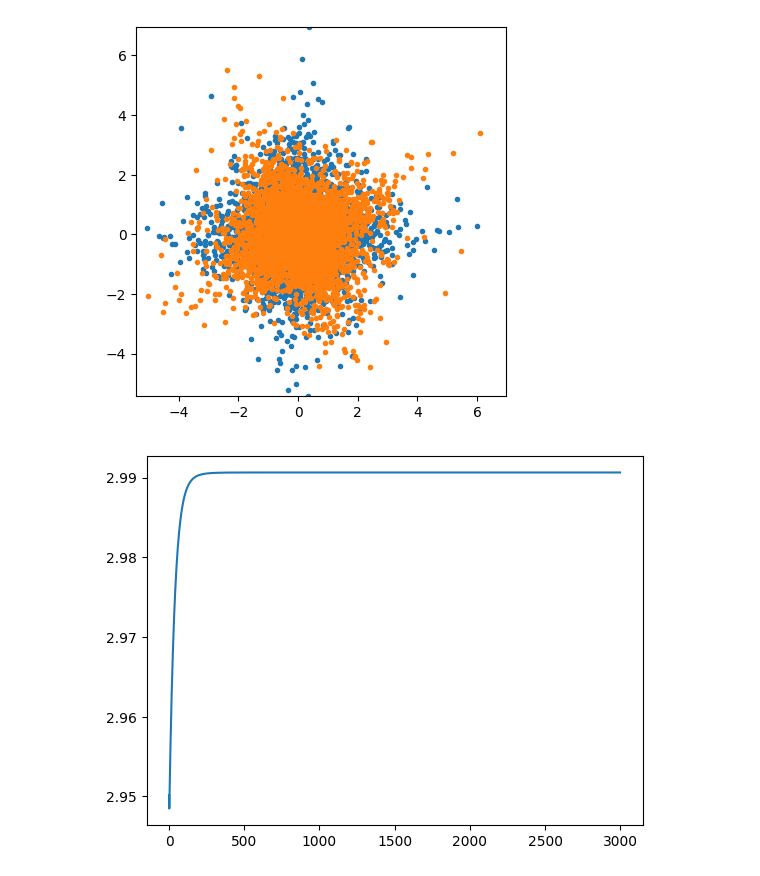
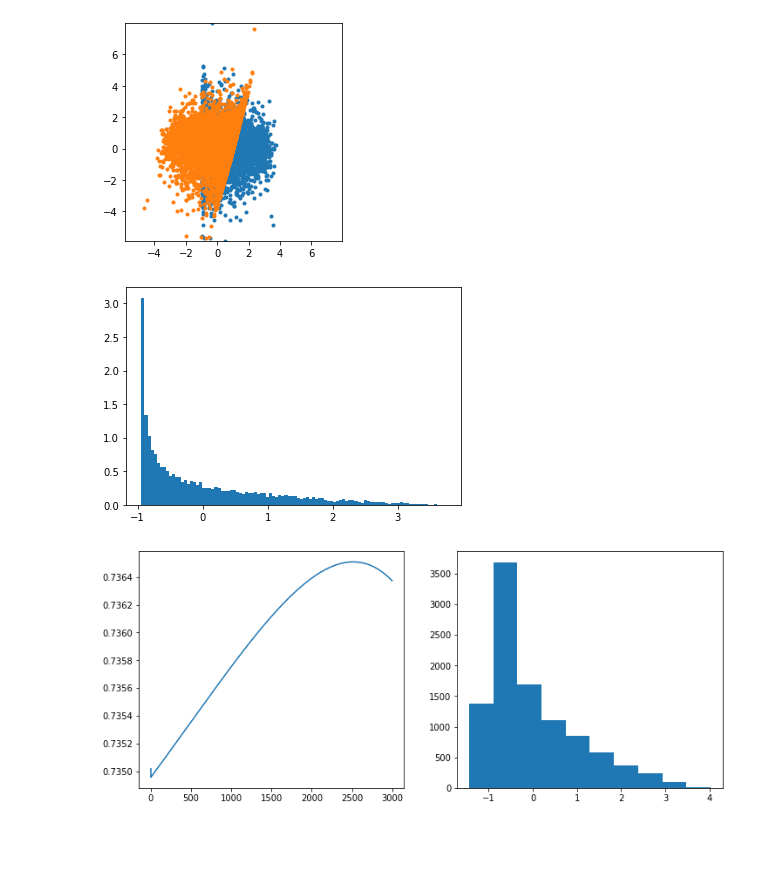
Before and after one commit to sariyanidi/jupyter, a Jupyter notebook: ICA/Section8.2_02.ipynb, the cells around one changed output. Drawn from its saved outputs; the diff is of its cells as text; code cells hidden in the pictures; blank space fills up the shorter version.

```diff
--- a/ICA/Section8.2_02.ipynb
+++ b/ICA/Section8.2_02.ipynb
@@ -1,7 +1,5 @@
 # %%
-# Code on ICA using kurtosis criterion
-# We test two types of random variables (gaussian, laplace)
-#     and two different algorithms (gradient descent & fixed-point)
+# Code on ICA using negentropy
 
 import numpy as np
 import matplotlib.pyplot as plt
@@ -12,14 +10,14 @@ def znorm(x):
     x = x.reshape(1,-1)
     return x
 
-N = 5000
+N = 10000
 g = np.random.randn(N)
-#x1 = znorm(np.random.rand(N))
-#x2 = znorm(np.random.rand(N))
-#x1 = znorm(np.random.laplace(size=N)**3)
-#x2 = znorm(np.random.laplace(size=N)**3)
+x1 = znorm(np.random.rand(N))
+x2 = znorm(np.random.rand(N))
 x1 = znorm(np.random.laplace(size=N))
 x2 = znorm(np.random.laplace(size=N))
+x1 = znorm(np.random.beta(0.5, 2, N))
+#x2 = -znorm(np.random.beta(0.5, 2, N))
 
 x = np.concatenate((x1,x2), axis=0)
 
@@ -41,7 +39,11 @@ ax = plt.gca()
 ax.set_aspect('equal', adjustable='box')
 plt.draw()
 # %% [output]
-[figure, old version]
+[figure, new version]
+# %%
+plt.hist(x1.reshape(-1,), 100, density=True);
+# %% [output]
+[figure, added]
 # %%
 def gradient_descent(z, which_G='G1'):
     gauss_rv = np.random.randn(N)
@@ -49,7 +51,7 @@ def gradient_descent(z, which_G='G1'):
     w = w0
     w /= np.linalg.norm(w)
 
-    gamma = 0.1
+    gamma = 1
     Js = []
     kurts = []
     a1 = 1.5
@@ -66,34 +68,40 @@ def gradient_descent(z, which_G='G1'):
 
     lr = 1.
     Js = []
     E_gauss_rv = np.mean(G(gauss_rv))
     gammas = []
     for iter in range(3000):
         gammas.append(gamma)
         y = w.T@z
         kurt = (y**4).mean()-3*np.mean(y**2)**2
         kurts.append(kurt)
         Dw = gamma*np.mean(z*g(y), axis=1)
         Dw = Dw.reshape(-1,1)
         w += lr*Dw
         w /= np.linalg.norm(w)
 
         Dgamma = (np.mean(G(y))-E_gauss_rv)-gamma
         gamma += lr*Dgamma
         Js.append((np.mean(G(y))-E_gauss_rv)**2)
 
 
     plt.plot(kurts)
     #plt.plot(gammas)
     return w
 
+plt.figure(figsize=(12,5))
+
+plt.subplot(121)
 for t in range(1):
     w = gradient_descent(z, 'G1')
 
 sest = w.T@z
 sest = sest.reshape(-1,)
+
+plt.subplot(122)
+plt.hist(sest);
 # %% [output]
-[figure, old version]
+[figure, new version]
 # %%
 def stochastic_gradient_descent(z, which_G='G1'):
     gauss_rv = np.random.randn(N)
```
Also changed, not shown: parts of 8 cells of this notebook, 3 other files.
